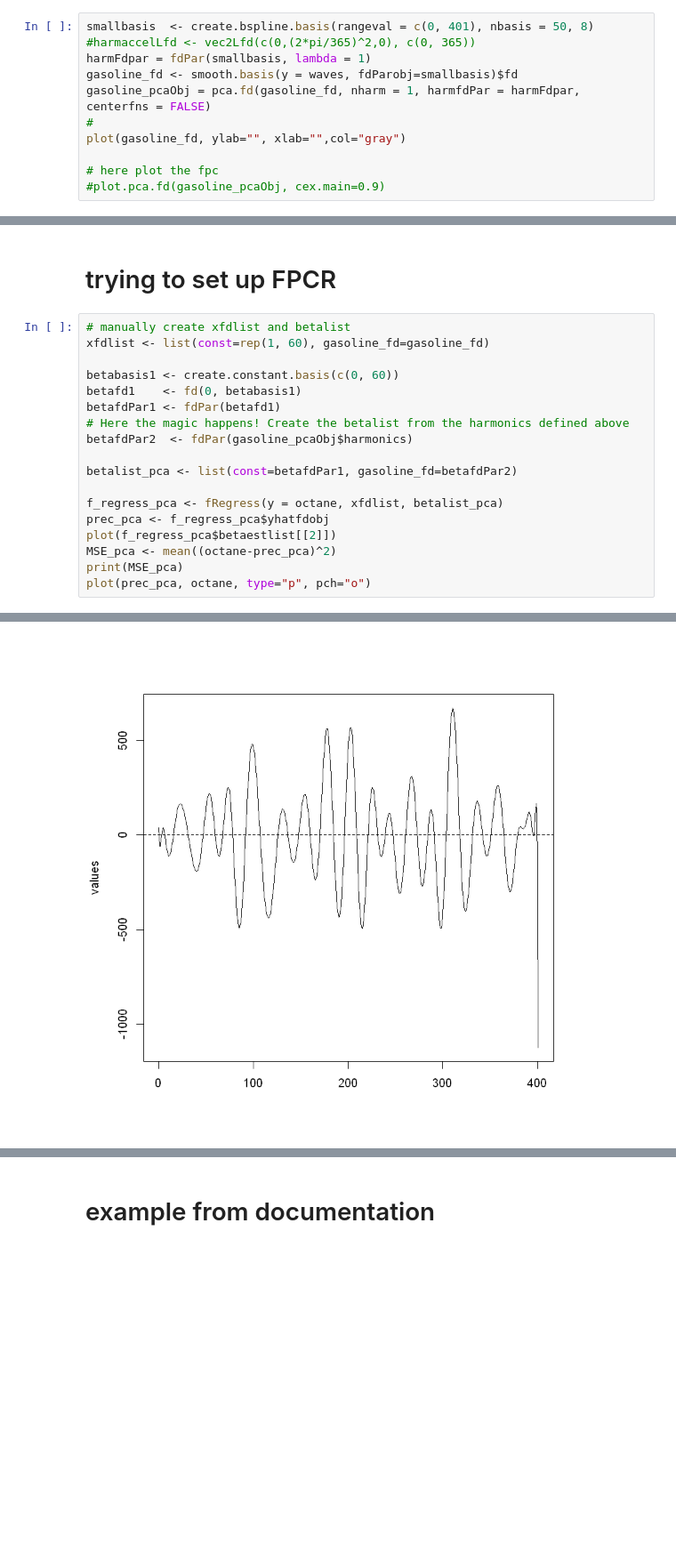
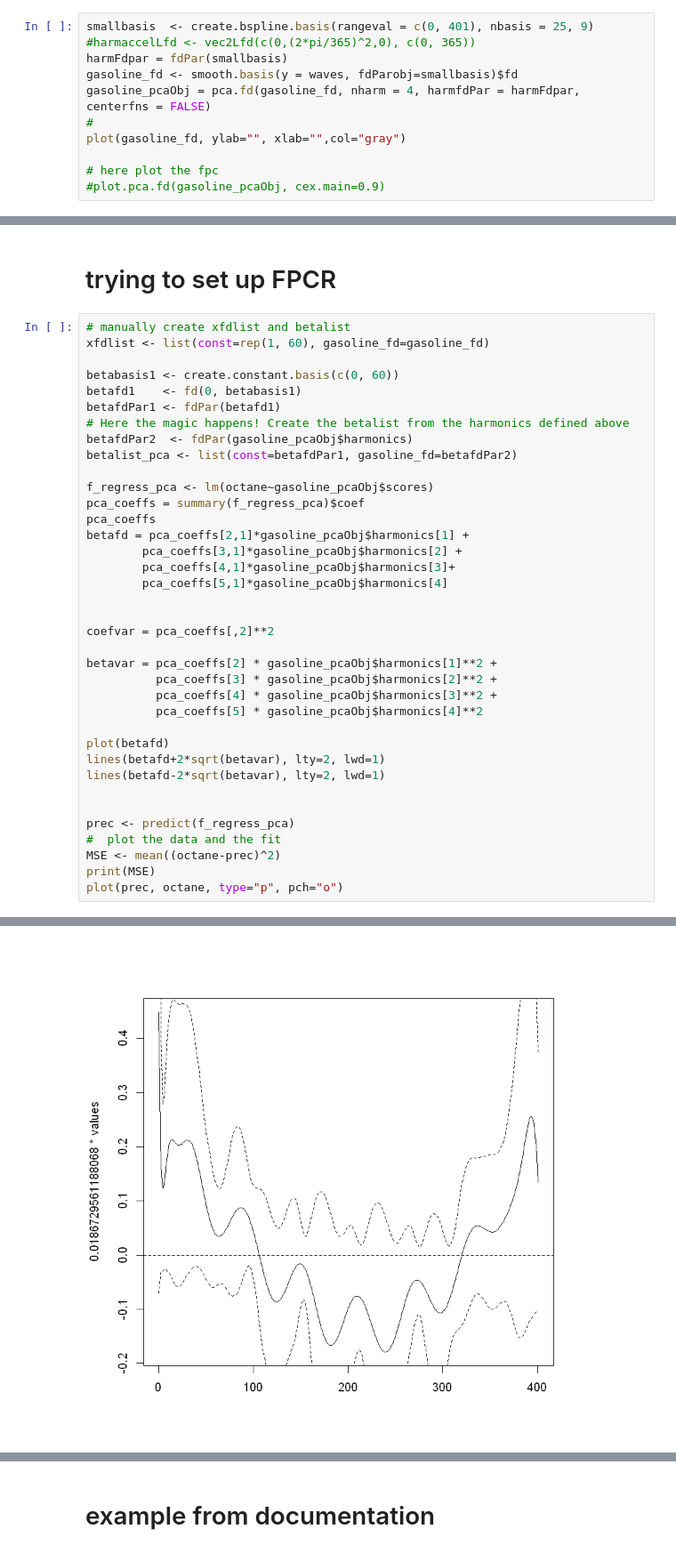
Before and after one commit to JakobJuergens/Basis_Choice_FLR, a Jupyter notebook: Code/application_fdapackage_gasoline.ipynb, the cells around one changed output, grey strips where cells are left out. Shown at 89% size. Cells and saved outputs as stored; diff of their text form; blank space fills up the shorter version.

```diff
--- a/Code/application_fdapackage_gasoline.ipynb
+++ b/Code/application_fdapackage_gasoline.ipynb
@@ -24,11 +24,11 @@ octane_train = octane[-test]
 # %% [markdown]
 # create functional Object and do FPCA
 # %%
-smallbasis  <- create.bspline.basis(rangeval = c(0, 401), nbasis = 50, 8)
+smallbasis  <- create.bspline.basis(rangeval = c(0, 401), nbasis = 25, 9)
 #harmaccelLfd <- vec2Lfd(c(0,(2*pi/365)^2,0), c(0, 365))
-harmFdpar = fdPar(smallbasis, lambda = 1)
+harmFdpar = fdPar(smallbasis)
 gasoline_fd <- smooth.basis(y = waves, fdParobj=smallbasis)$fd
-gasoline_pcaObj = pca.fd(gasoline_fd, nharm = 1, harmfdPar = harmFdpar, centerfns = FALSE)
+gasoline_pcaObj = pca.fd(gasoline_fd, nharm = 4, harmfdPar = harmFdpar, centerfns = FALSE)
 #
 plot(gasoline_fd, ylab="", xlab="",col="gray")
 
@@ -81,13 +81,32 @@ betafd1    <- fd(0, betabasis1)
 betafdPar1 <- fdPar(betafd1)
 # Here the magic happens! Create the betalist from the harmonics defined above
 betafdPar2  <- fdPar(gasoline_pcaObj$harmonics)
-
 betalist_pca <- list(const=betafdPar1, gasoline_fd=betafdPar2)
 
-f_regress_pca <- fRegress(y = octane, xfdlist, betalist_pca)
-prec_pca <- f_regress_pca$yhatfdobj
-plot(f_regress_pca$betaestlist[[2]])
-MSE_pca <- mean((octane-prec_pca)^2)
-print(MSE_pca)
-plot(prec_pca, octane, type="p", pch="o")
+f_regress_pca <- lm(octane~gasoline_pcaObj$scores)
+pca_coeffs = summary(f_regress_pca)$coef
+pca_coeffs
+betafd = pca_coeffs[2,1]*gasoline_pcaObj$harmonics[1] +
+        pca_coeffs[3,1]*gasoline_pcaObj$harmonics[2] +
+        pca_coeffs[4,1]*gasoline_pcaObj$harmonics[3]+
+        pca_coeffs[5,1]*gasoline_pcaObj$harmonics[4]
+
+
+coefvar = pca_coeffs[,2]**2
+
+betavar = pca_coeffs[2] * gasoline_pcaObj$harmonics[1]**2 +
+          pca_coeffs[3] * gasoline_pcaObj$harmonics[2]**2 +
+          pca_coeffs[4] * gasoline_pcaObj$harmonics[3]**2 +
+          pca_coeffs[5] * gasoline_pcaObj$harmonics[4]**2
+
+plot(betafd)
+lines(betafd+2*sqrt(betavar), lty=2, lwd=1)
+lines(betafd-2*sqrt(betavar), lty=2, lwd=1)
+
+
+prec <- predict(f_regress_pca)
+#  plot the data and the fit
+MSE <- mean((octane-prec)^2)
+print(MSE)
+plot(prec, octane, type="p", pch="o")
 # %% [output]
@@ -96 +121 @@ plot(prec_pca, octane, type="p", pch="o")
-[figure, old version]
+[figure, new version]
```
Also changed, not shown: parts of 5 cells of this notebook, 6 other files.
